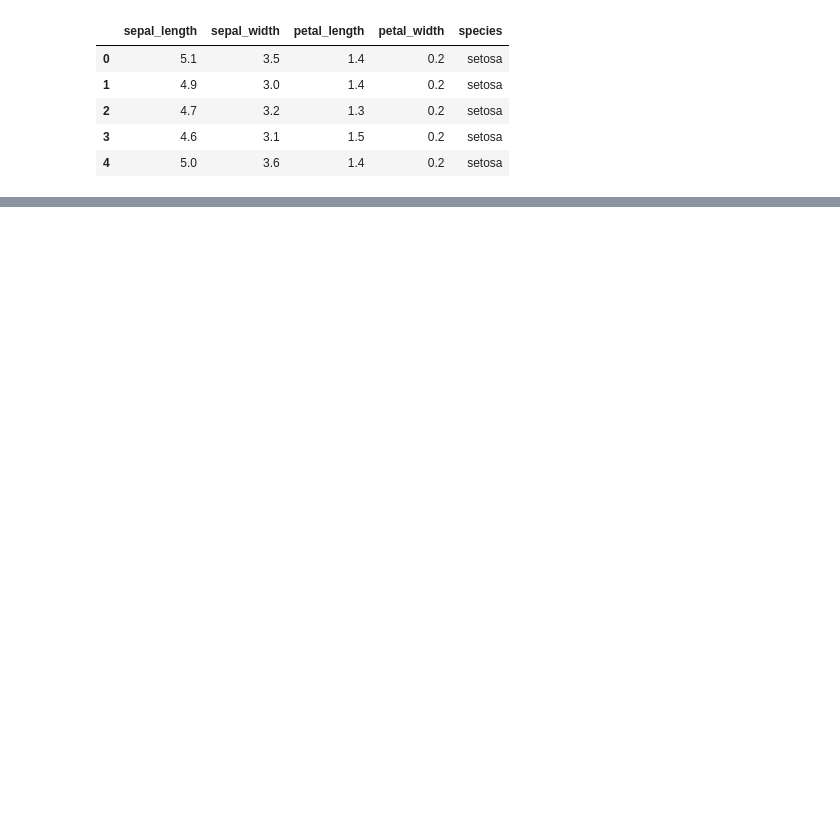
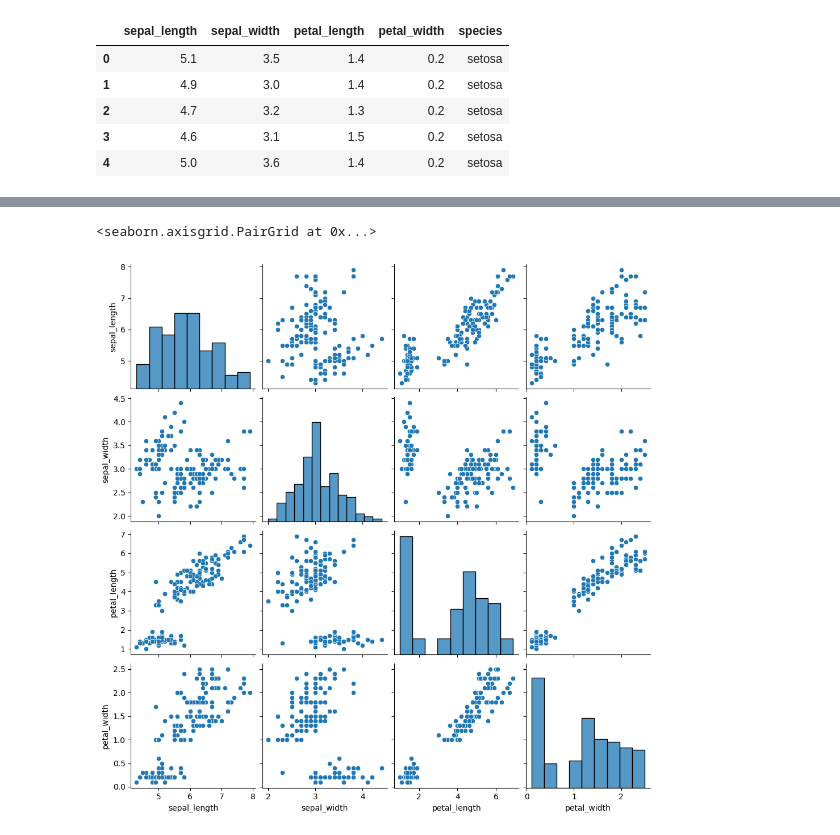
Before and after one commit to Kailas-lab/Seaborn, a Jupyter notebook: two/iris.ipynb, the cells around one changed output, grey strips where cells are left out. Saved outputs shown, nothing was run; the diff lists cells and outputs as text; code cells hidden in the pictures; blank space fills up the shorter version.

```diff
--- a/two/iris.ipynb
+++ b/two/iris.ipynb
@@ -15,0 +34,5 @@ iris.head()
+# %%
+sns.pairplot(iris)
+# %% [output]
+<seaborn.axisgrid.PairGrid at 0x...>
+[figure, added]
```
Also changed, not shown: parts of 11 cells of this notebook, 1 other file.
